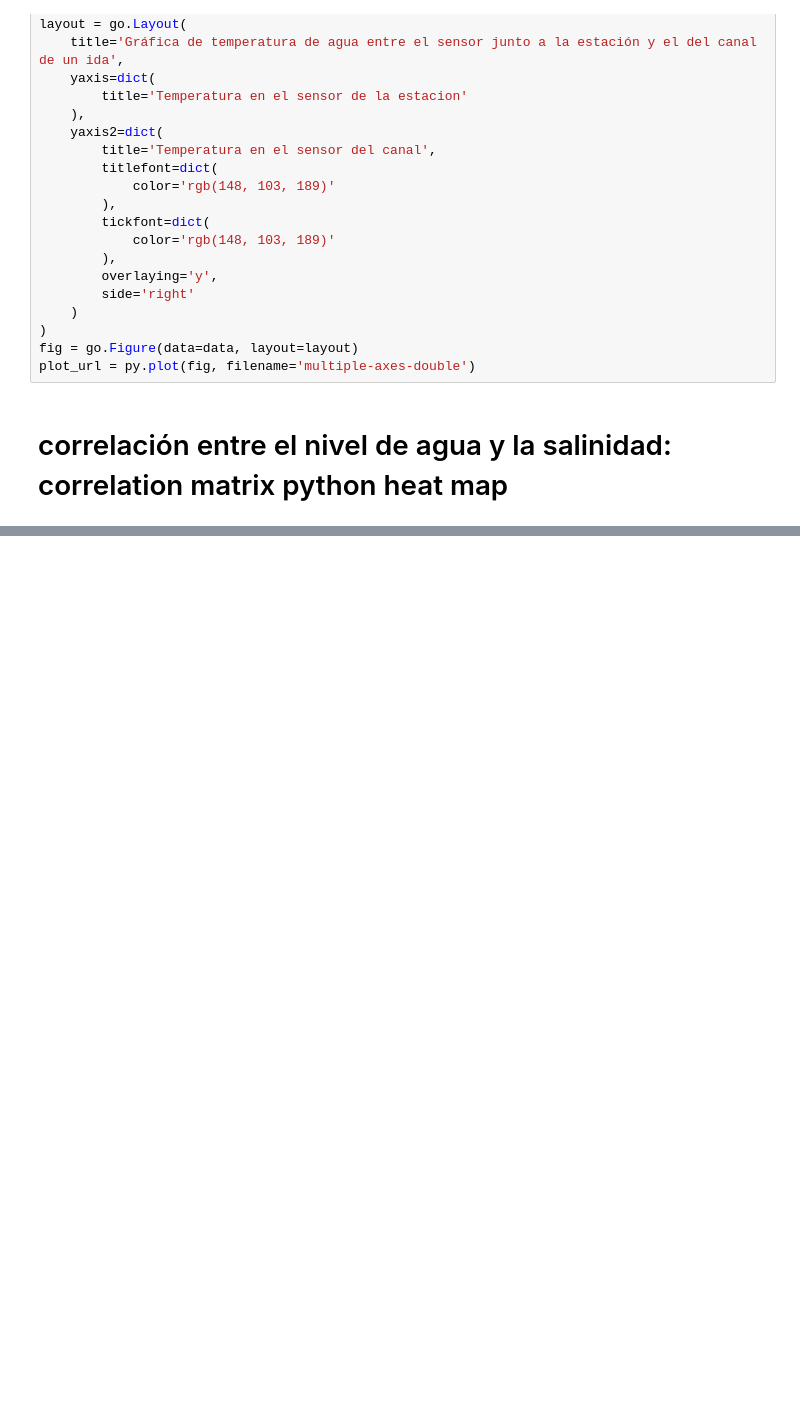
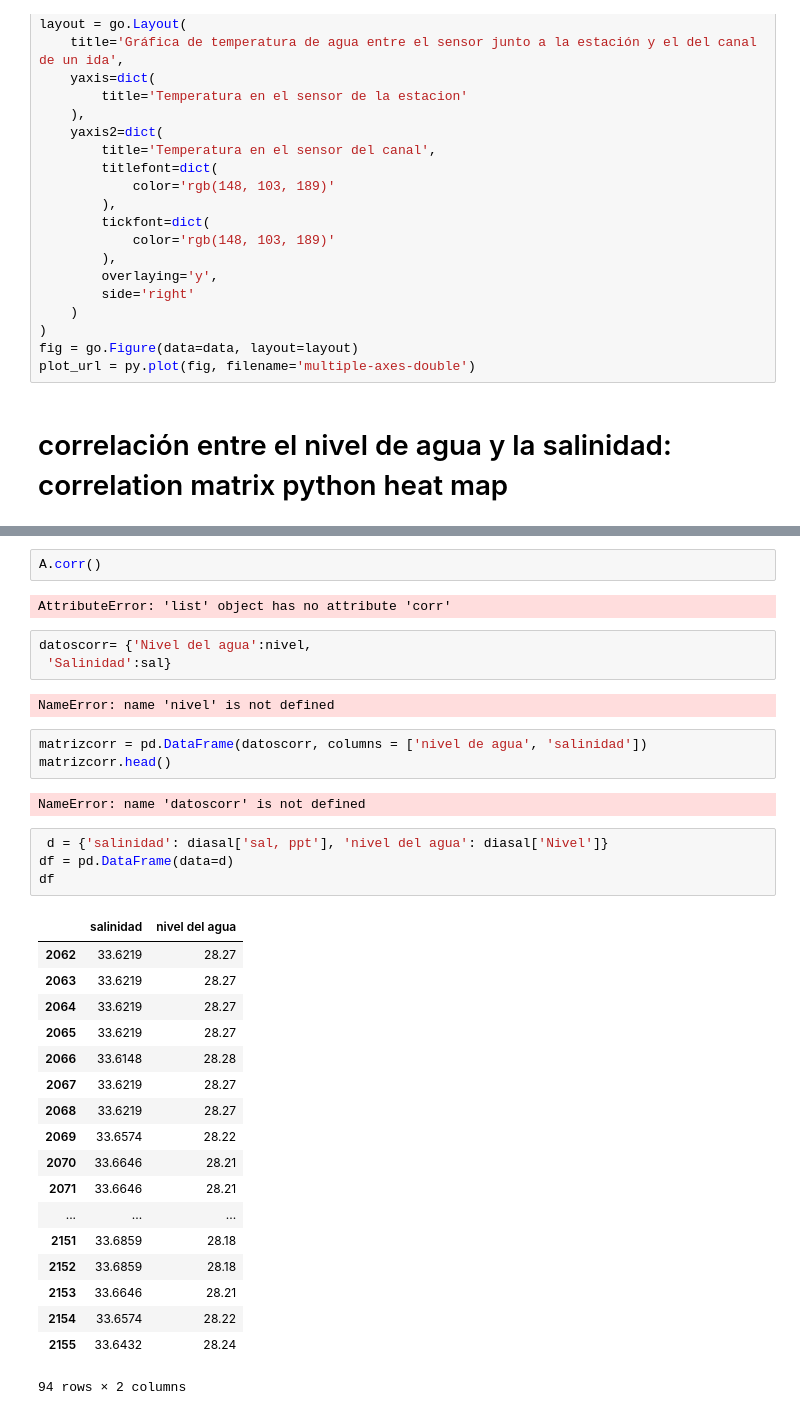
Before and after one commit to laloolea/computacional1, a Jupyter notebook: Actividad3/el Manglar El Sargento.ipynb, the cells around one changed output, grey strips where cells are left out. Saved outputs shown, nothing was run; the diff lists cells and outputs as text; blank space fills up the shorter version.

```diff
--- a/Actividad3/el Manglar El Sargento.ipynb
+++ b/Actividad3/el Manglar El Sargento.ipynb
@@ -277,0 +300,37 @@ np.corrcoef(x, y)
+# %%
+A.corr()
+# %% [output]
+AttributeError: 'list' object has no attribute 'corr'
+# %%
+datoscorr= {'Nivel del agua':nivel,
+ 'Salinidad':sal}
+# %% [output]
+NameError: name 'nivel' is not defined
+# %%
+matrizcorr = pd.DataFrame(datoscorr, columns = ['nivel de agua', 'salinidad'])
+matrizcorr.head()
+# %% [output]
+NameError: name 'datoscorr' is not defined
+# %%
+ d = {'salinidad': diasal['sal, ppt'], 'nivel del agua': diasal['Nivel']}
+df = pd.DataFrame(data=d)
+df
+# %% [output]
+|  | salinidad | nivel del agua |
+| 2062 | 33.6219 | 28.27 |
+| 2063 | 33.6219 | 28.27 |
+| 2064 | 33.6219 | 28.27 |
+| 2065 | 33.6219 | 28.27 |
+| 2066 | 33.6148 | 28.28 |
+| 2067 | 33.6219 | 28.27 |
+| 2068 | 33.6219 | 28.27 |
+| 2069 | 33.6574 | 28.22 |
+| 2070 | 33.6646 | 28.21 |
+| 2071 | 33.6646 | 28.21 |
+| ... | ... | ... |
+| 2151 | 33.6859 | 28.18 |
+| 2152 | 33.6859 | 28.18 |
+| 2153 | 33.6646 | 28.21 |
+| 2154 | 33.6574 | 28.22 |
+| 2155 | 33.6432 | 28.24 |
+94 rows × 2 columns
```
Also changed, not shown: parts of 6 cells of this notebook, 2 other files.
